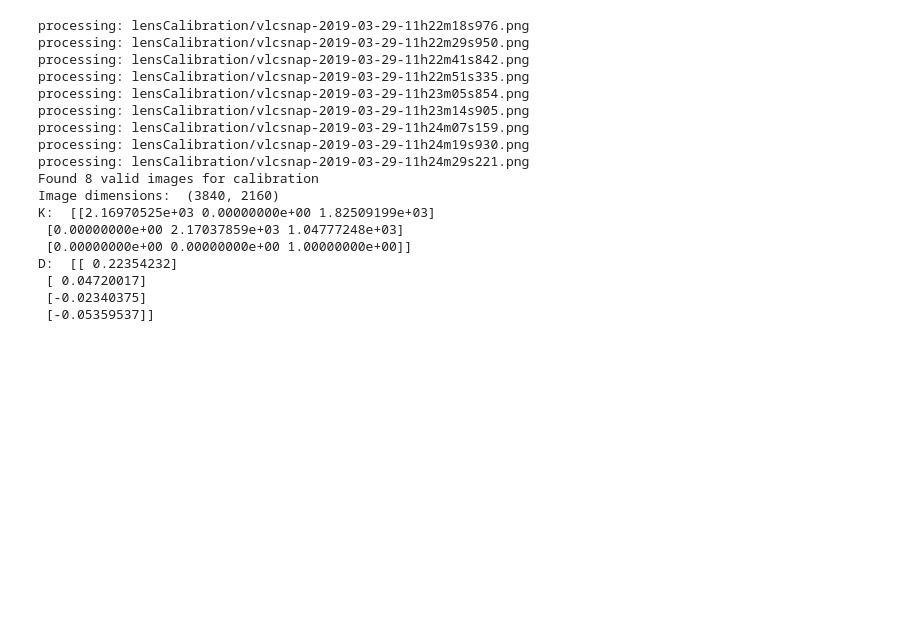
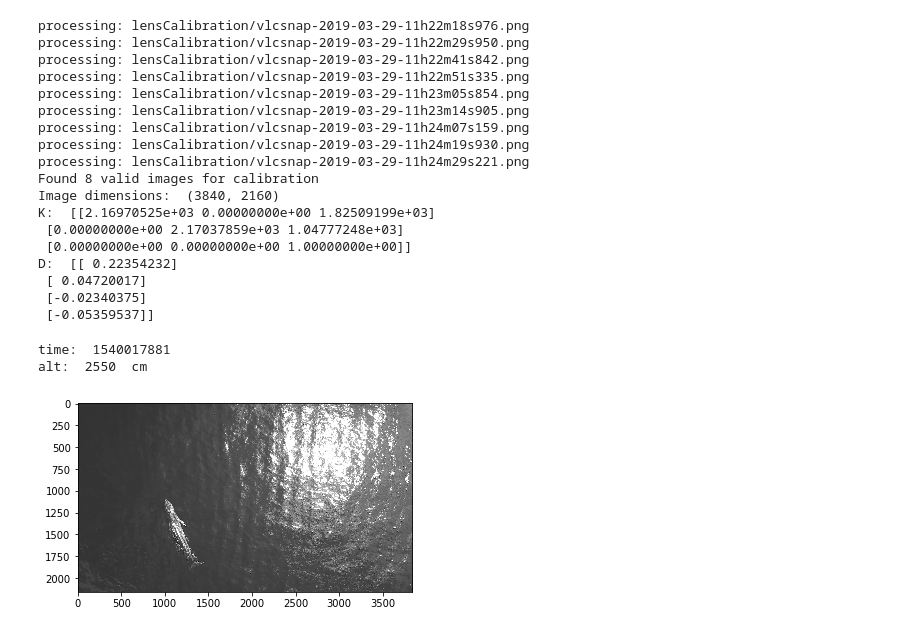
Before and after one commit to PointRoadSolutions/omurasWhaleAnalysis, a Jupyter notebook: Len Calibration.ipynb, the cells around one changed output. Cells and saved outputs as stored; diff of their text form; code cells hidden in the pictures; blank space fills up the shorter version.

```diff
--- a/Len Calibration.ipynb
+++ b/Len Calibration.ipynb
@@ -88,8 +89,8 @@ D:  [[ 0.22354232]
  [-0.02340375]
  [-0.05359537]]
 # %%
-def correctLensDistortion(filename, k,d,dim):
-    img = cv2.imread(filename)
+def correctLensDistortion(img, k,d,dim):
+    #img = cv2.imread(filename)
     h,w = img.shape[:2]
     map1, map2 = cv2.fisheye.initUndistortRectifyMap(k, d, np.eye(3), k, dim, cv2.CV_16SC2)
     return cv2.remap(img, map1, map2, interpolation=cv2.INTER_LINEAR, borderMode=cv2.BORDER_CONSTANT)
@@ -126,13 +127,3 @@ def tagAndSaveTIF(cv_image, height_cm, height_pixel_ratio, export_location):
                 x_resolution = pixelsPerCM, # pixels per cm
                 y_resolution = pixelsPerCM, # pixels per cm
                 resolution_unit = 3 ) # unit = cm
-
-
-calibration_image = 'pixelCalibration/805mm.png'
-camera_altitude = 80.5 #cm
-checkerboard_diagonal = 22.5 #cm
-output_image = 'output/calibrationTest.tif'
-
-corrected_img = correctLensDistortion(calibration_image,K,D,DIM)
-height2pixel = heightPixelRatio(corrected_img, camera_altitude, checkerboard_diagonal) #save!
-tagAndSaveTIF(corrected_img,camera_altitude,height2pixel,output_image)
@@ -146,0 +157,35 @@ tagAndSaveTIF(cv2.imread(test_image),camera_altitude,height2pixel,output_image)
+# %%
+video_start = 1540017697 #unix time
+cap = cv2.VideoCapture('data/1540017697.MP4')
+seconds_in = 184
+output_image = 'output/whale.tif'
+
+print ("time: ",video_start+seconds_in)
+
+
+camera_altitude = 2550 #100*getAltFromLog('data/000085_altLog.csv', video_start+seconds_in)
+
+print("alt: ",camera_altitude," cm")
+
+fps = cap.get(cv2.CAP_PROP_FPS)
+
+amount_of_frames = cap.get(cv2.CAP_PROP_FRAME_COUNT)
+
+cap.set(cv2.CAP_PROP_POS_FRAMES, seconds_in*fps)
+ret, frame = cap.read()
+cap.release()
+
+frame = cv2.resize(frame, (3840, 2160), cv2.INTER_CUBIC)
+
+gray = cv2.cvtColor(frame, cv2.COLOR_BGR2GRAY)
+
+#cv2.imshow('frame',gray)
+plt.imshow(gray, cmap='gray')
+
+corrected_frame = correctLensDistortion(frame,K,D,DIM)
+tagAndSaveTIF(frame,camera_altitude,height2pixel,'output/whale.tif')
+tagAndSaveTIF(corrected_frame,camera_altitude,height2pixel,'output/whaleC.tif')
+# %% [output]
+time:  1540017881
+alt:  2550  cm
+[figure, added]
```
Also changed, not shown: parts of 7 cells of this notebook.
